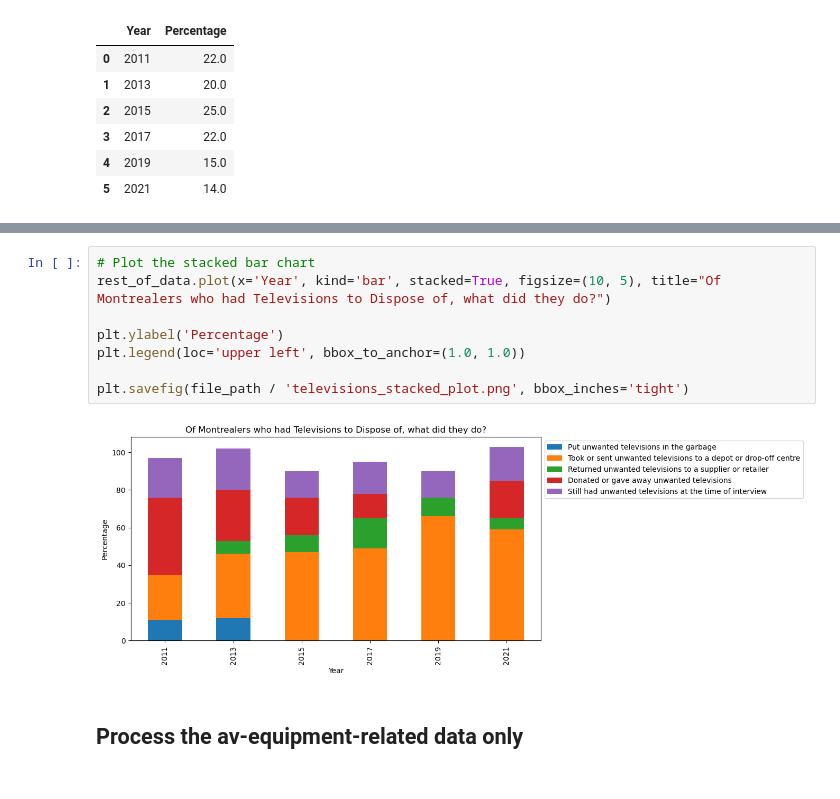
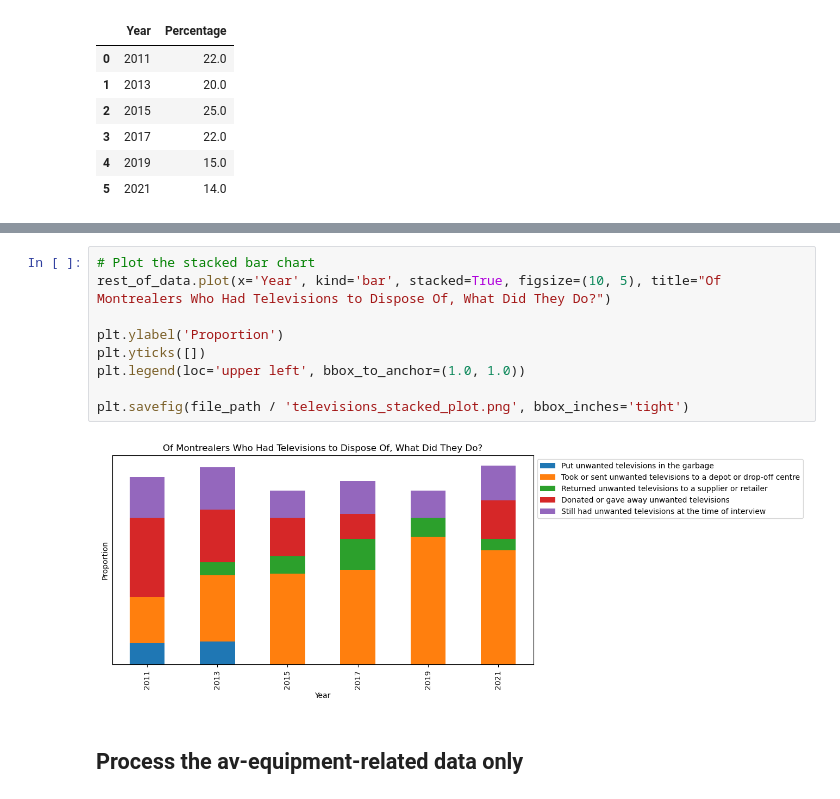
Before and after one commit to BlackSound1/SUST601-Project, a Jupyter notebook: e_waste.ipynb, the cells around one changed output, grey strips where cells are left out. Cells and saved outputs as stored; diff of their text form.

Commit message:
Improved e-waste charts

```diff
--- a/e_waste.ipynb
+++ b/e_waste.ipynb
@@ -383,14 +385,15 @@ rest_of_data
 | 6 | 2021 | NaN | 59.0 | 6.0 | 20.0 | ... |
 # %%
 # Plot the stacked bar chart
-rest_of_data.plot(x='Year', kind='bar', stacked=True, figsize=(10, 5), title="Of Montrealers who had Televisions to Dispose of, what did they do?")
+rest_of_data.plot(x='Year', kind='bar', stacked=True, figsize=(10, 5), title="Of Montrealers Who Had Televisions to Dispose Of, What Did They Do?")
 
-plt.ylabel('Percentage')
+plt.ylabel('Proportion')
+plt.yticks([])
 plt.legend(loc='upper left', bbox_to_anchor=(1.0, 1.0))
 
 plt.savefig(file_path / 'televisions_stacked_plot.png', bbox_inches='tight')
 # %% [output]
-[figure, old version]
+[figure, new version]
 # %% [markdown]
 ## Process the av-equipment-related data only
 # %%
```
Also changed, not shown: parts of 15 cells of this notebook, 16 other files.
